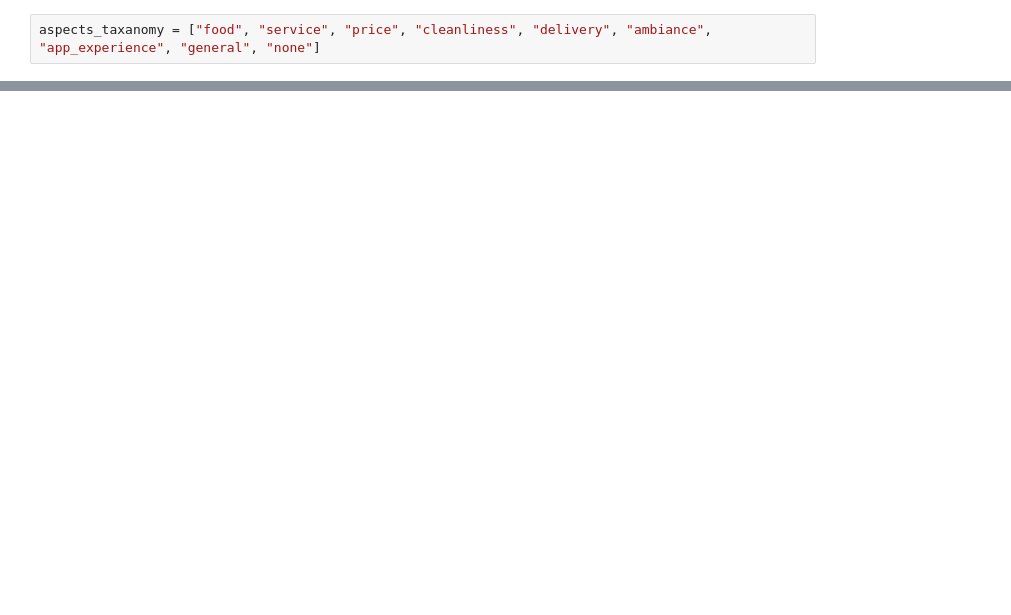
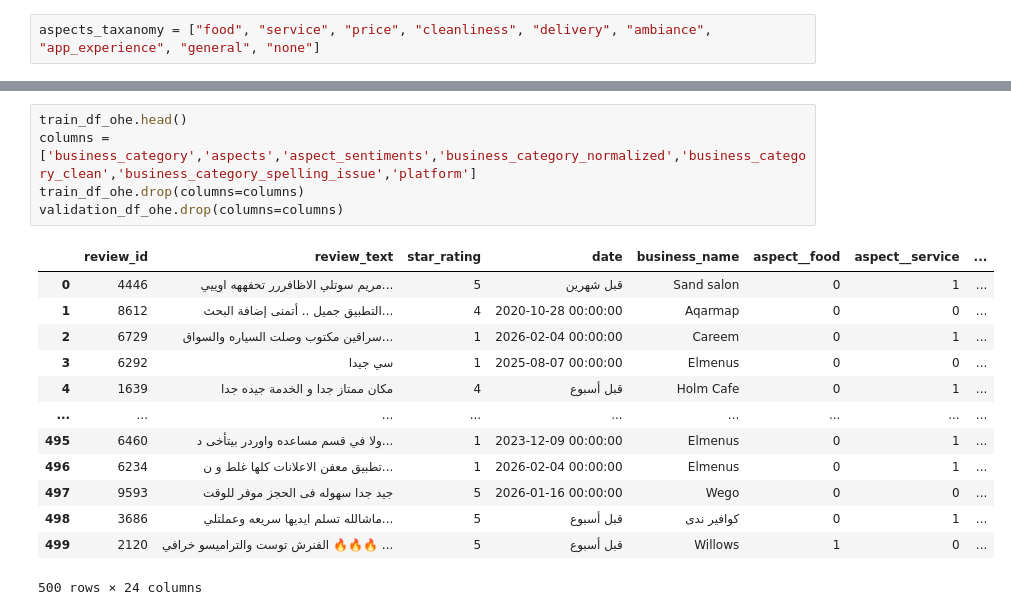
Before and after one commit to ziad-eliwa/nu_hackathon, a Jupyter notebook: notebooks/01_eda.ipynb, the cells around one changed output, grey strips where cells are left out. Drawn from its saved outputs; the diff is of its cells as text; blank space fills up the shorter version.

```diff
--- a/notebooks/01_eda.ipynb
+++ b/notebooks/01_eda.ipynb
@@ -38,0 +405,19 @@ aspects_taxanomy = ["food", "service", "price", "cleanliness", "delivery", "ambi
+# %%
+train_df_ohe.head()
+columns = ['business_category','aspects','aspect_sentiments','business_category_normalized','business_category_clean','business_category_spelling_issue','platform']
+train_df_ohe.drop(columns=columns)
+validation_df_ohe.drop(columns=columns)
+# %% [output]
+|  | review_id | review_text | star_rating | date | business_name | aspect__food | aspect__service | ... |
+| 0 | 4446 | مريم سوتلي الاظافررر تحفههه اوييي... | 5 | قبل شهرين | Sand salon | 0 | 1 | ... |
+| 1 | 8612 | التطبيق جميل .. أتمنى إضافة البحث... | 4 | 2020-10-28 00:00:00 | Aqarmap | 0 | 0 | ... |
+| 2 | 6729 | سراقين مكتوب وصلت السياره والسواق... | 1 | 2026-02-04 00:00:00 | Careem | 0 | 1 | ... |
+| 3 | 6292 | سي جيدا | 1 | 2025-08-07 00:00:00 | Elmenus | 0 | 0 | ... |
+| 4 | 1639 | مكان ممتاز جدا و الخدمة جيده جدا | 4 | قبل أسبوع | Holm Cafe | 0 | 1 | ... |
+| ... | ... | ... | ... | ... | ... | ... | ... | ... |
+| 495 | 6460 | ولا في قسم مساعده واوردر بيتأخى د... | 1 | 2023-12-09 00:00:00 | Elmenus | 0 | 1 | ... |
+| 496 | 6234 | تطبيق معفن الاعلانات كلها غلط و ن... | 1 | 2026-02-04 00:00:00 | Elmenus | 0 | 1 | ... |
+| 497 | 9593 | جيد جدا سهوله فى الحجز موفر للوقت | 5 | 2026-01-16 00:00:00 | Wego | 0 | 0 | ... |
+| 498 | 3686 | ماشالله تسلم ايديها سريعه وعملتلي... | 5 | قبل أسبوع | كوافير ندى | 0 | 1 | ... |
+| 499 | 2120 | الفنرش توست والتراميسو خرافي 🔥🔥🔥 ... | 5 | قبل أسبوع | Willows | 1 | 0 | ... |
+500 rows × 24 columns
```
Also changed, not shown: parts of 7 cells of this notebook, 20 other files.
